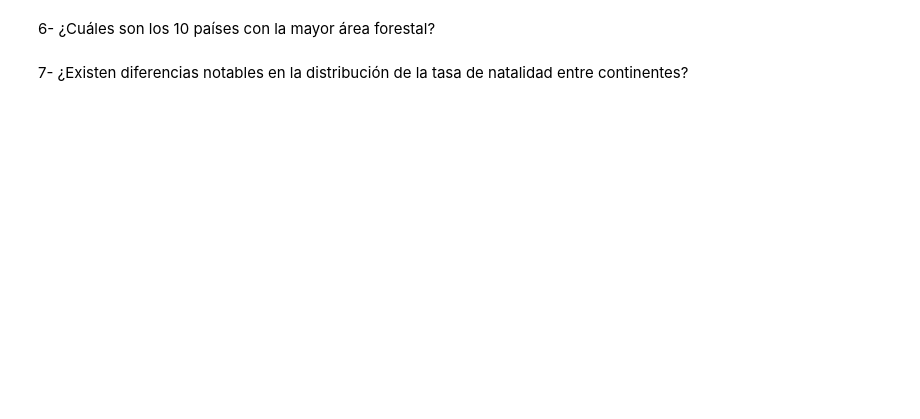
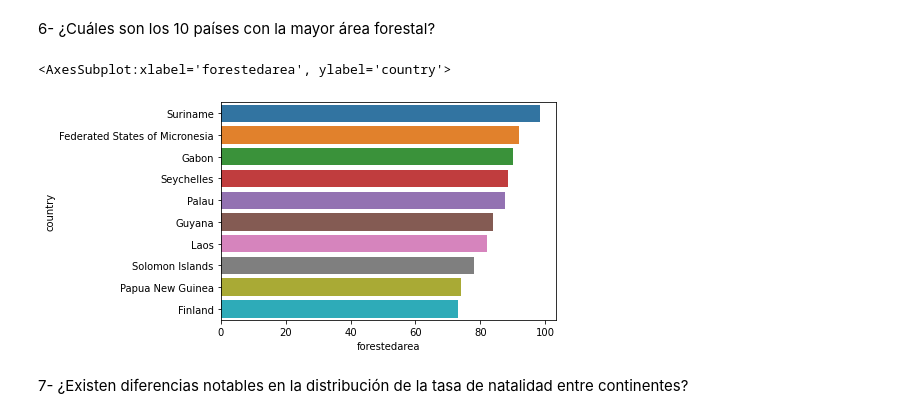
Before and after one commit to Adalab/da-modulo3-sprint2-pairprogramming-MCTamara, a Jupyter notebook: pair-VISUALIZACIÓN.ipynb, the cells around one changed output. Saved outputs shown, nothing was run; the diff lists cells and outputs as text; code cells hidden in the pictures; blank space fills up the shorter version.

```diff
--- a/pair-VISUALIZACIÓN.ipynb
+++ b/pair-VISUALIZACIÓN.ipynb
@@ -214,4 +220,10 @@ Name: infantmortality, Length: 195, dtype: float64
 # %% [markdown]
 6- ¿Cuáles son los 10 países con la mayor área forestal?
+# %%
+areaforestal = df.sort_values(by =["forestedarea"], ascending=False).head(10)
+sns.barplot(data =areaforestal, x="forestedarea", y="country")
+# %% [output]
+<AxesSubplot:xlabel='forestedarea', ylabel='country'>
+[figure, added]
 # %% [markdown]
 7- ¿Existen diferencias notables en la distribución de la tasa de natalidad entre continentes?
```
Also changed, not shown: parts of 7 cells of this notebook.
